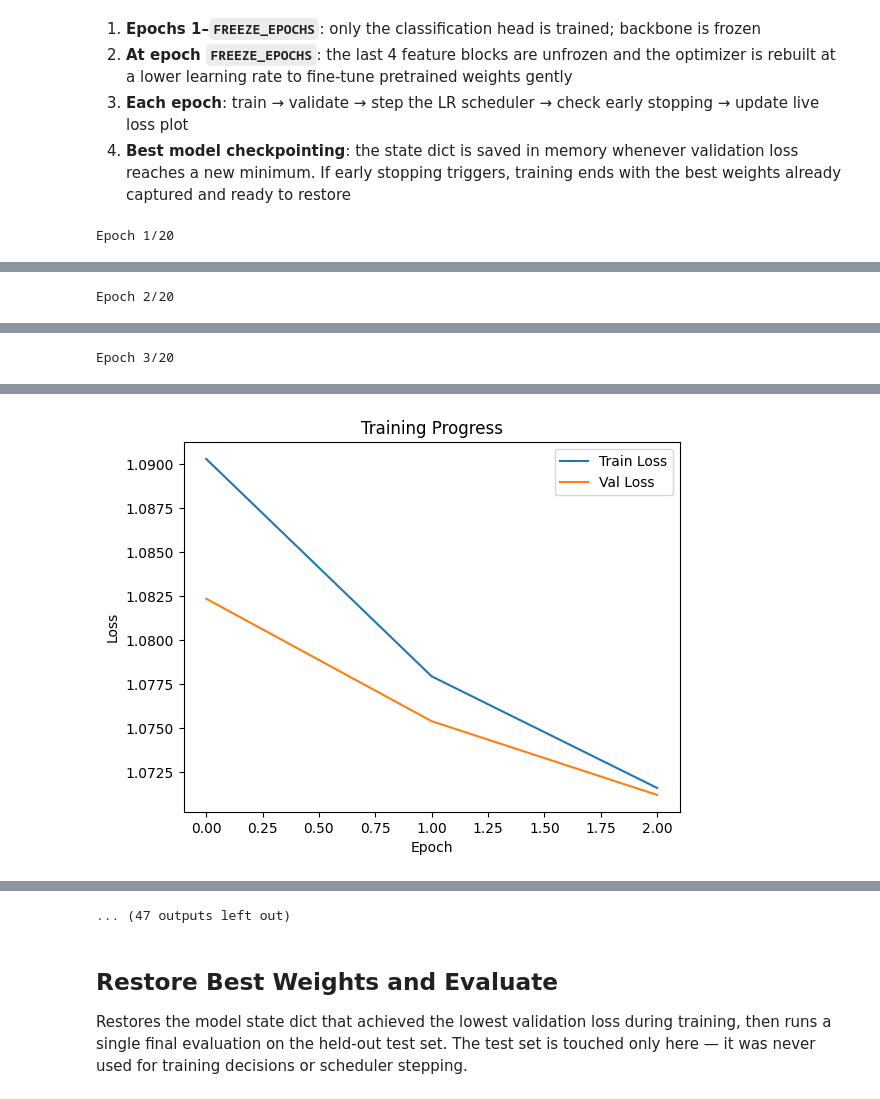
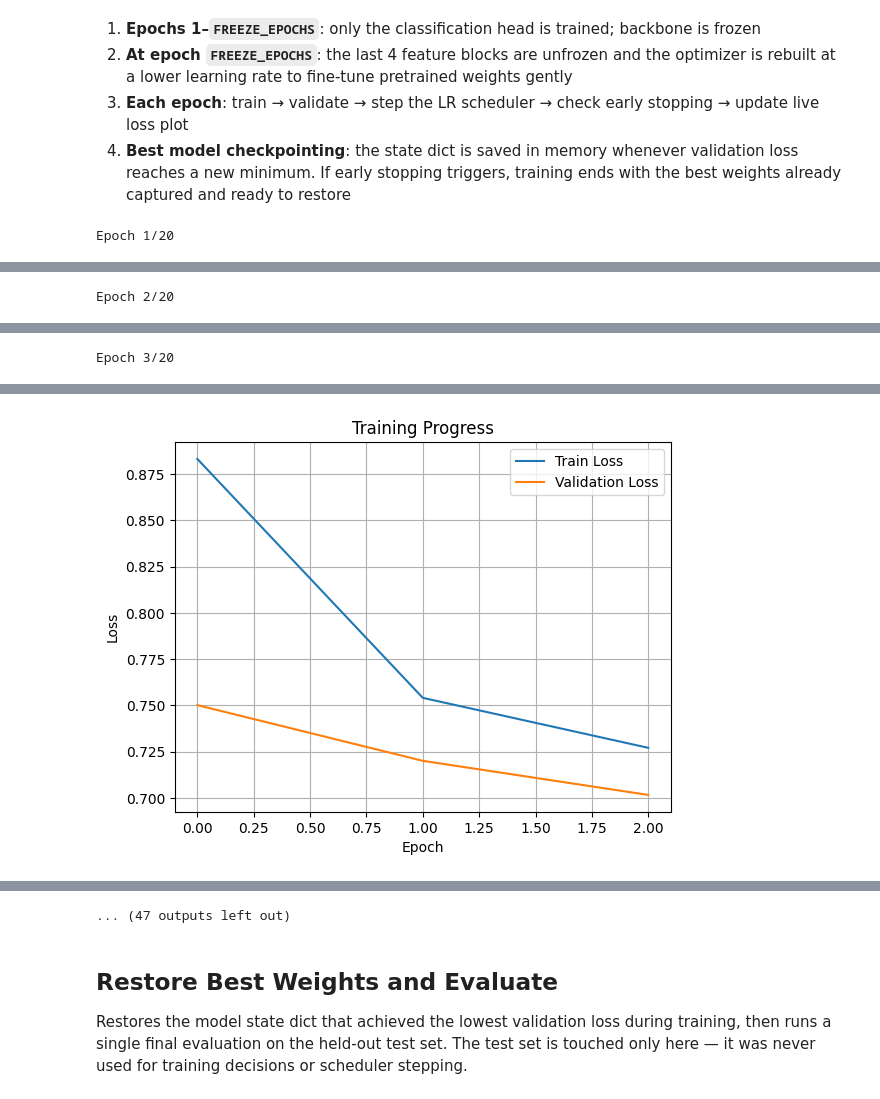
Before and after one commit to NoorAfaqi/zoidberg, a Jupyter notebook: EfficientNet-B4_Training.ipynb, the cells around one changed output, grey strips where cells are left out. Drawn from its saved outputs; the diff is of its cells as text; code cells hidden in the pictures.

Commit message:
Updated: All models retrained
This commit includes following changes:
* Updating model structure of all models
* Trained a Random Forest Classifier
* Added ROC-AUC score and other metrics.

```diff
--- a/EfficientNet-B4_Training.ipynb
+++ b/EfficientNet-B4_Training.ipynb
@@ -101,6 +119,12 @@ device = torch.device("cuda" if torch.cuda.is_available() else "cpu")
 print("Using:", device)
 # %% [output]
 Using: cuda
+# %%
+train_loader = DataLoader(prep.train_dataset, batch_size=32, shuffle=True)
+val_loader = DataLoader(prep.val_dataset, batch_size=32, shuffle=False)
+test_loader = DataLoader(prep.test_dataset, batch_size=32, shuffle=False)
+
+NUM_CLASSES = len(prep.train_dataset.classes)
 # %% [markdown]
 ## EfficientNet-B4 Architecture
 
@@ -148,6 +161,14 @@ class_weights = torch.tensor(class_weights, dtype=torch.float).to(device)
 ### Class Weighting
 
 Computes inverse-frequency weights for each class: `weight[i] = total_samples / count[i]`. This means errors on the small `VIRAL_PNEUMONIA` class are penalised proportionally more than errors on the larger `BACTERIAL_PNEUMONIA` class. The weights are passed directly to `CrossEntropyLoss`, making the loss surface reflect clinical priority rather than dataset frequency.
+# %%
+counts = Counter(prep.train_dataset.targets)
+total = sum(counts.values())
+class_weights = [
+    total / counts[i]
+    for i in range(len(counts))
+]
+class_weights = torch.tensor(class_weights, dtype=torch.float).to(device)
 # %% [markdown]
 ## Training Configuration
 
@@ -275,40 +294,52 @@ Runs the full training cycle with two-phase fine-tuning, live loss plotting, and
 4. **Best model checkpointing**: the state dict is saved in memory whenever validation loss reaches a new minimum. If early stopping triggers, training ends with the best weights already captured and ready to restore
 # %%
 plt.ion()
-
 for epoch in range(EPOCHS):
     print(f"\nEpoch {epoch+1}/{EPOCHS}")
-
     if epoch == FREEZE_EPOCHS:
-        print("🚀 Unfreezing backbone...")
-
+        print("🚀 Unfreezing EfficientNet backbone...")
         for param in model.features[-4:].parameters():
             param.requires_grad = True
-
-        optimizer = optim.Adam(
-            filter(lambda p: p.requires_grad, model.parameters()),
+        optimizer = optim.AdamW(
+            filter(
+                lambda p: p.requires_grad,
+                model.parameters()
+            ),
             lr=1e-5,
             weight_decay=1e-4
         )
-
-        scheduler = optim.lr_scheduler.ReduceLROnPlateau(
-            optimizer, mode='min', patience=2, factor=0.3
-        )
-
-    train_loss, train_acc = train_one_epoch(model, train_loader, optimizer, criterion)
-    val_loss, val_acc = evaluate(model, val_loader, criterion)
-
+        scheduler = optim.lr_scheduler.ReduceLROnPlateau(optimizer, mode='min', patience=2, factor=0.3)
+    train_loss, train_acc = train_one_epoch(model, train_loader)
+    val_loss, val_acc, _, _, _ = evaluate(model, val_loader)
+    scheduler.step(val_loss)
     train_losses.append(train_loss)
     val_losses.append(val_loss)
     train_accuracies.append(train_acc)
     val_accuracies.append(val_acc)
-
-    scheduler.step(val_loss)
-
-    print(f"Train Loss: {train_loss:.4f} | Train Acc: {train_acc:.4f}")
-    print(f"Val   Loss: {val_loss:.4f} | Val   Acc: {val_acc:.4f}")
-
-    # 🔥 EARLY STOPPING
+    print(
+        f"Train Loss: {train_loss:.4f} | "
+        f"Train Acc: {train_acc:.4f}"
+    )
+    print(
+        f"Val Loss: {val_loss:.4f} | "
+        f"Val Acc: {val_acc:.4f}"
+    )
+    gap = train_acc - val_acc
+    print(f"Generalization Gap: {gap:.4f}")
+    if gap > 0.10:
+        print(
+            "⚠️ Possible Overfitting "
+            "(High Variance)"
+        )
+    elif gap < 0.02 and val_acc < 0.75:
+        print(
+            "⚠️ Possible Underfitting "
+            "(High Bias)"
+        )
+    else:
+        print(
+            "✅ Good Bias-Variance Tradeoff"
+        )
     if val_loss < best_val_loss:
         best_val_loss = val_loss
         epochs_no_improve = 0
@@ -316,20 +347,22 @@ for epoch in range(EPOCHS):
         print("✅ Best model updated")
     else:
         epochs_no_improve += 1
-        print(f"⚠️ No improvement for {epochs_no_improve} epochs")
-
+        print(
+            f"⚠️ No improvement for "
+            f"{epochs_no_improve} epochs"
+        )
     if epochs_no_improve >= PATIENCE:
         print("🛑 Early stopping triggered")
         break
 
-    # 📊 LIVE GRAPH
     plt.clf()
     plt.plot(train_losses, label="Train Loss")
-    plt.plot(val_losses, label="Val Loss")
-    plt.legend()
+    plt.plot(val_losses, label="Validation Loss")
     plt.xlabel("Epoch")
     plt.ylabel("Loss")
     plt.title("Training Progress")
+    plt.legend()
+    plt.grid()
     plt.pause(0.1)
 
 plt.ioff()
@@ -351,3 +390,3 @@ Val   Loss: 1.0712 | Val   Acc: 0.6505
 ✅ Best model updated
-[figure, old version]
+[figure, new version]
 Epoch 4/20
```
Also changed, not shown: parts of 20 cells of this notebook, 6 other files.
